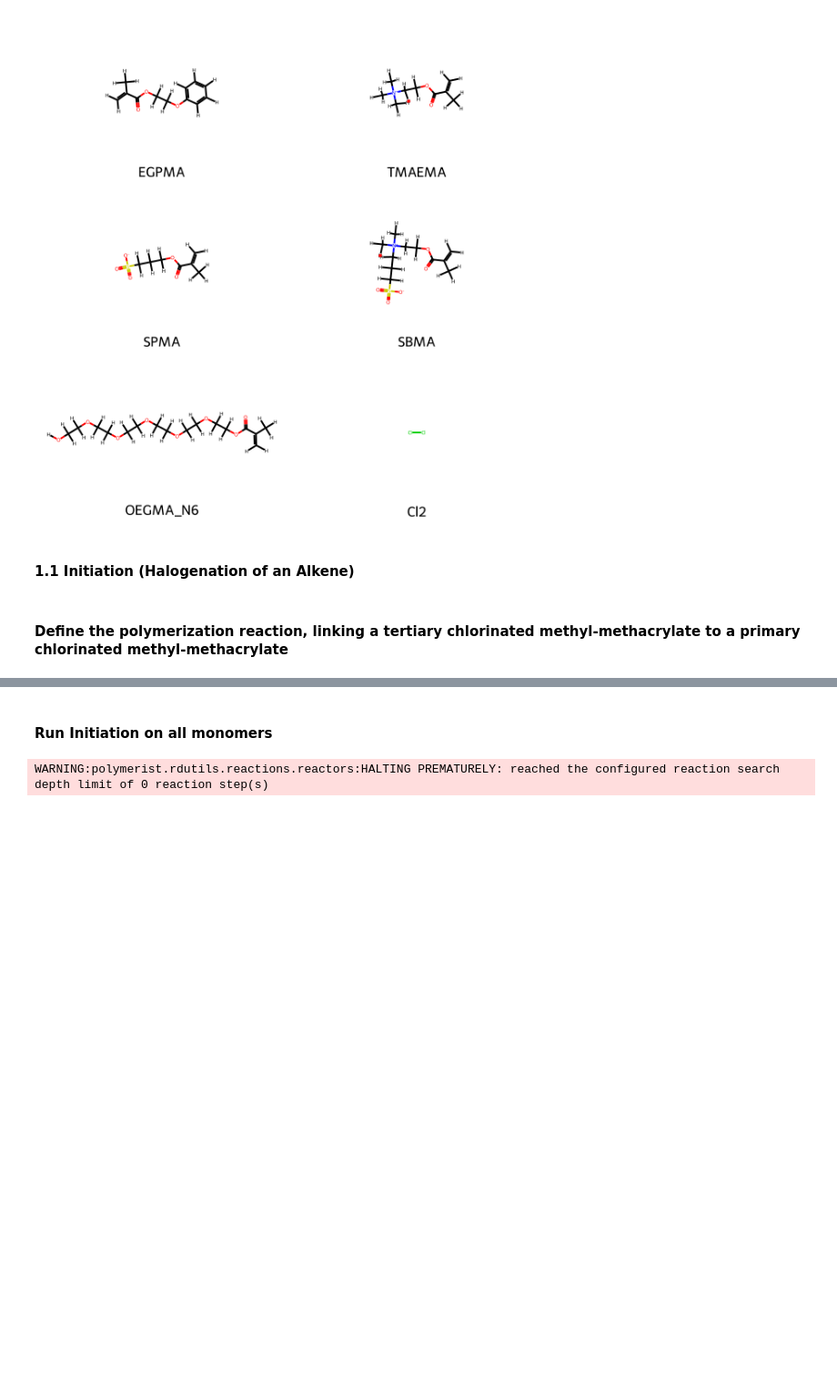
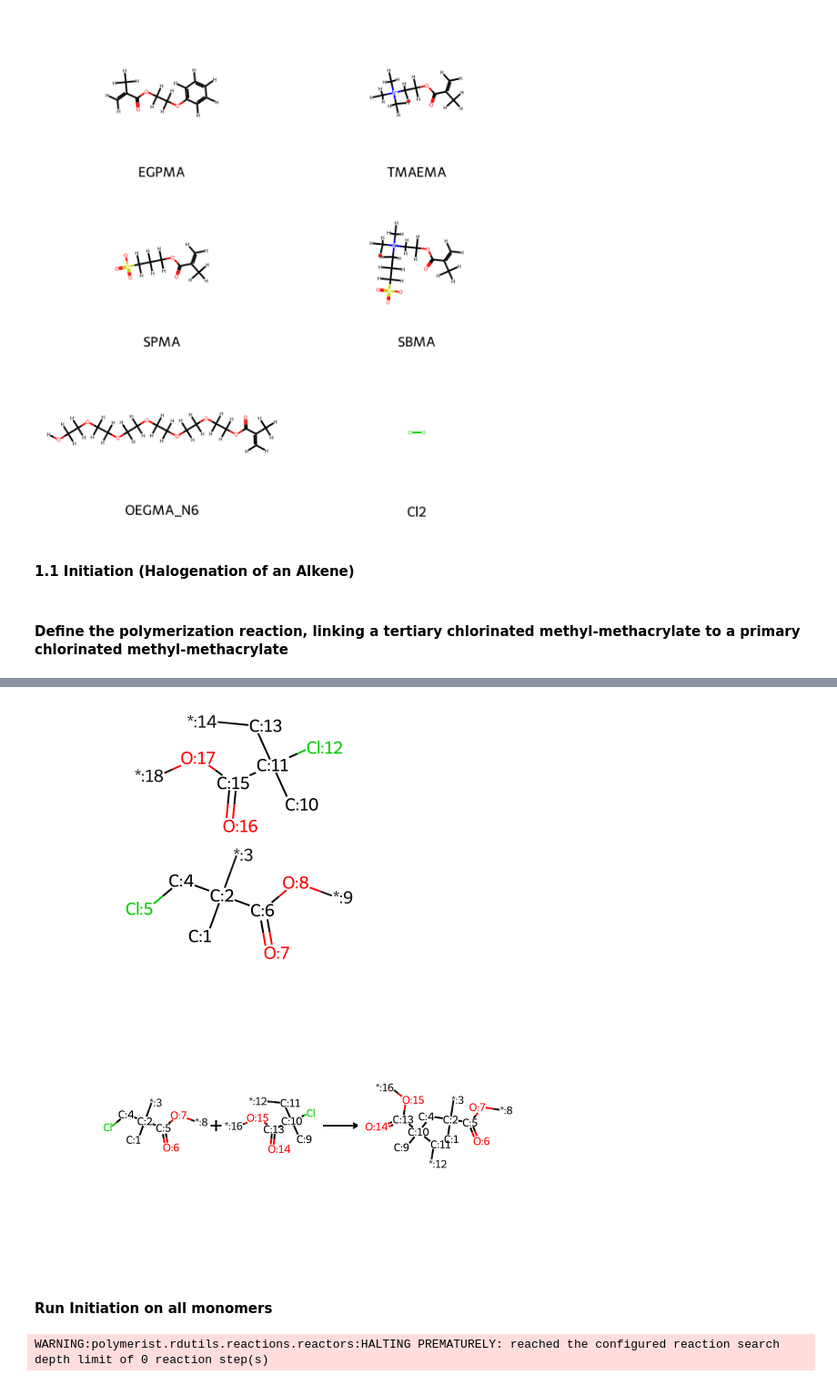
Before and after one commit to joelaforet/polyzymd_builder, a Jupyter notebook: building_random_co-polymers.ipynb, the cells around one changed output, grey strips where cells are left out. Shown at 91% size. Drawn from its saved outputs; the diff is of its cells as text; code cells hidden in the pictures; blank space fills up the shorter version.

```diff
--- a/building_random_co-polymers.ipynb
+++ b/building_random_co-polymers.ipynb
@@ -154,18 +144,22 @@ TWO-ROUNDS POLYMERIZATION
 # %%
-# assembler = ReactionAssembler(
-#     reactive_groups=[  # reaction takes place between two alkyl chlorides
-#         mma_chloro_primC,
-#         mma_chloro_primC,
-#     ],
-#     byproducts=[Chem.MolFromSmarts('[Cl]-[Cl]')], # eject Cl2 byproduct
-#     rxn_name='atom-transfer radical polymerization',
-# )
-# display(assembler.reactants)
+assembler = ReactionAssembler(
+    reactive_groups=[  # reaction takes place between two alkyl chlorides
+        mma_chloro_primC,
+        mma_chloro_tertC,
+    ],
+    byproducts=[Chem.MolFromSmarts('[Cl]-[Cl]')], # eject Cl2 byproduct
+    rxn_name='atom-transfer radical polymerization',
+)
+display(assembler.reactants)
 
-# assembler.bond_derangement = {
-#     13 : (14, 4), # keys are the indices of pivot atoms; values are the atom indices to which the pivot was and will be bonded, respectively
-#     5 : (4, 14),
-# }
+assembler.bond_derangement = {
+    11 : (12, 4), # keys are the indices of pivot atoms; values are the atom indices to which the pivot was and will be bonded, respectively
+    5 : (4, 12),
+}
 
-# ATRP_polymerization_primC_primC_rxn = assembler.assemble_rxn(show_steps=True)
-# display(ATRP_polymerization_primC_primC_rxn)
+ATRP_polymerization_primC_tertC_rxn = assembler.assemble_rxn(show_steps=False)
+display(ATRP_polymerization_primC_tertC_rxn)
+ATRP_polymerization_primC_tertC_rxn.to_rxnfile(REACTIONS_DIR / 'atrp_polymerization.rxn')
+# %% [output]
+[figure, added]
+[figure, added]
```
Also changed, not shown: parts of 13 cells of this notebook, 3 other files.
